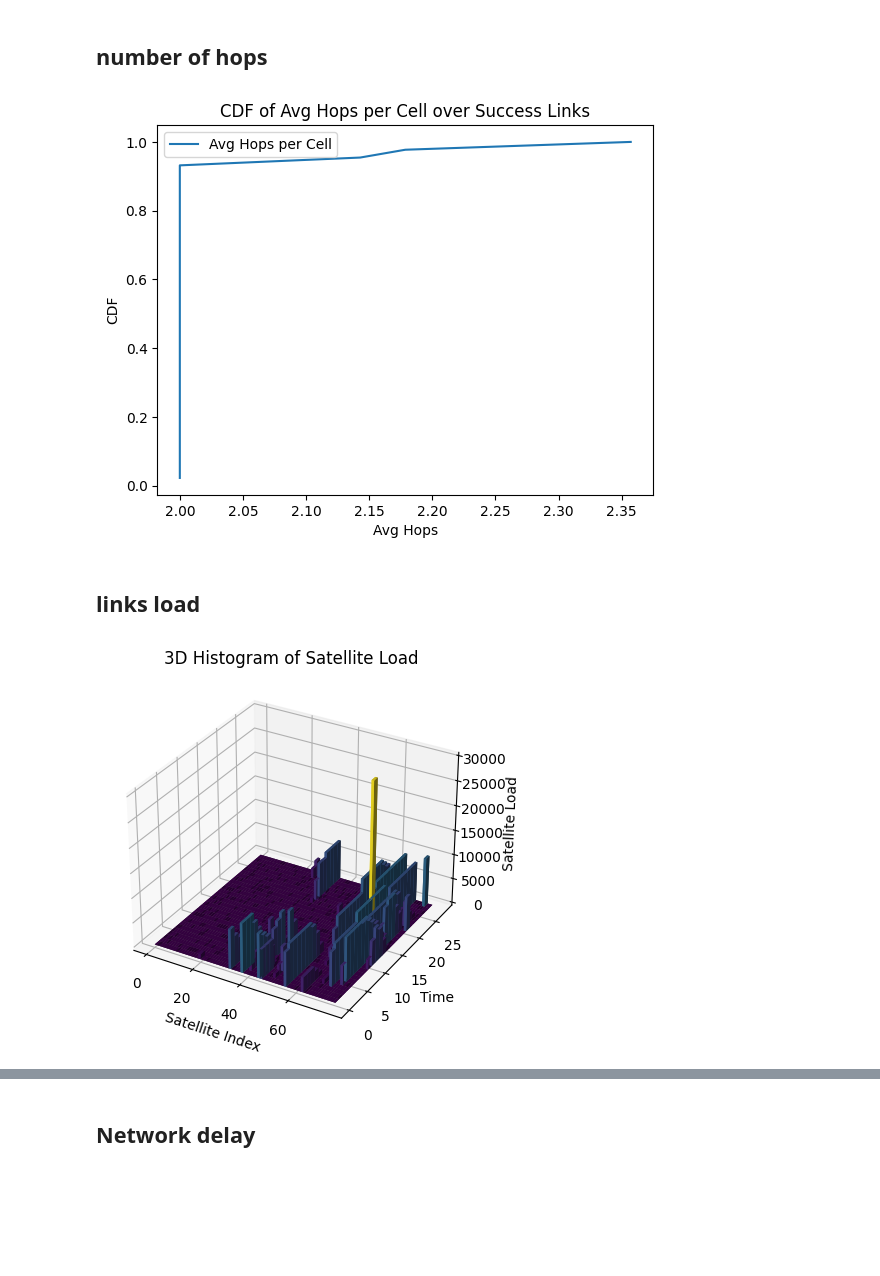
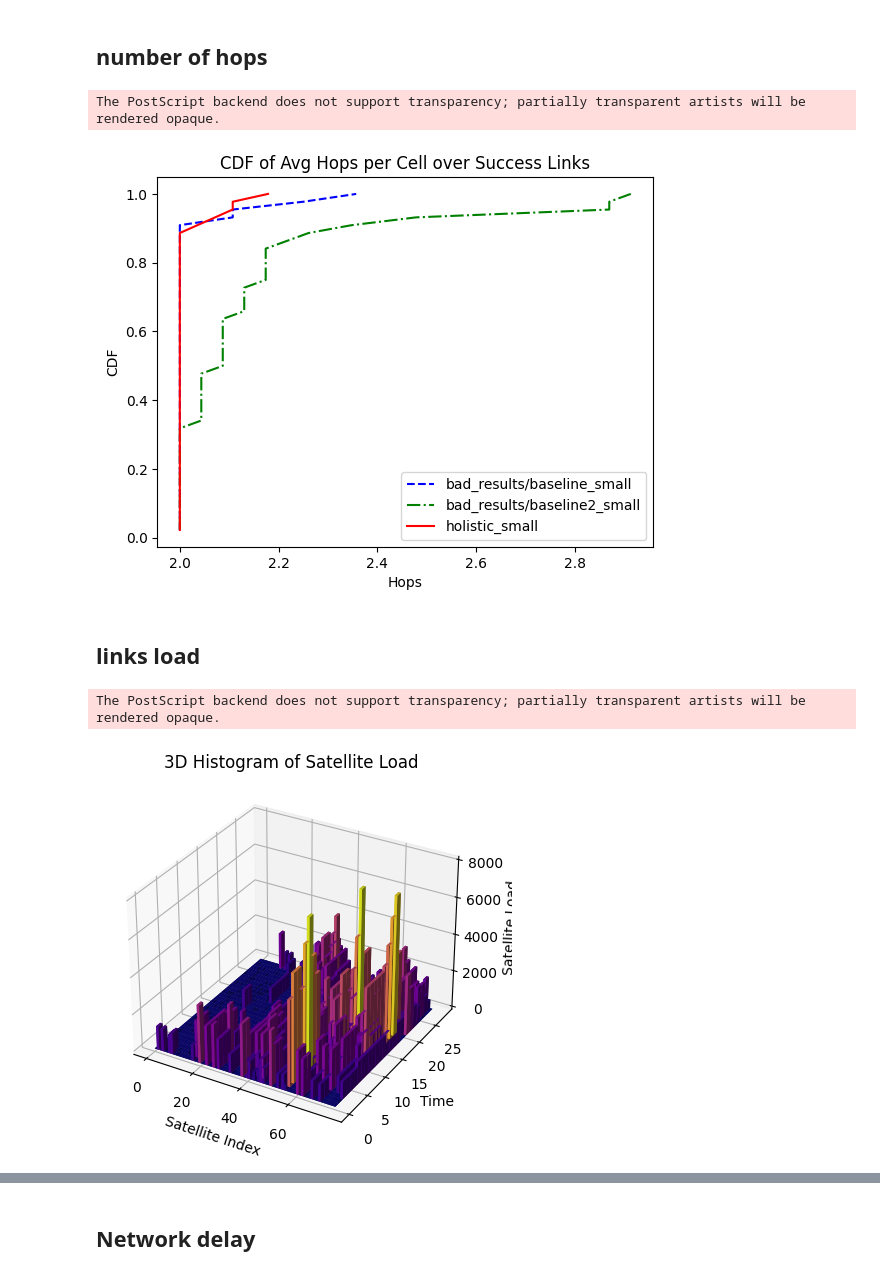
Before and after one commit to yutailin1993/StarryNet, a Jupyter notebook: result_plot.ipynb, the cells around one changed output, grey strips where cells are left out. Saved outputs shown, nothing was run; the diff lists cells and outputs as text; code cells hidden in the pictures; blank space fills up the shorter version.

```diff
--- a/result_plot.ipynb
+++ b/result_plot.ipynb
@@ -201,17 +251,26 @@ for file in traceroute_files:
 # %%
+sorted_avg_hops_algo = []
+cdf_algo = []
+
 # Calculate the CDF
-sorted_avg_hops = np.sort(avg_hops_per_cell/np.array(success_links))
-cdf = np.arange(1, len(sorted_avg_hops) + 1) / len(sorted_avg_hops)
+for idx in range(len(hops_algo)):
+    sorted_avg_hops = np.sort(hops_algo[idx]/np.array(success_links_algo[idx]))
+    cdf = np.arange(1, len(sorted_avg_hops) + 1) / len(sorted_avg_hops)
+    sorted_avg_hops_algo.append(sorted_avg_hops)
+    cdf_algo.append(cdf)
 
 # Plot the CDF
-plt.plot(sorted_avg_hops, cdf, label='Avg Hops per Cell')
-plt.xlabel('Avg Hops')
+styles = ['--b', '-.g', '-r']
+for idx, result_dir in enumerate(results_dir_list):
+    plt.plot(sorted_avg_hops_algo[idx], cdf_algo[idx], styles[idx], label=result_dir)
+plt.xlabel('Hops')
 plt.ylabel('CDF')
 plt.legend()
 plt.title('CDF of Avg Hops per Cell over Success Links')
-plt.show()
+plt.savefig('../results/figures/avg_hops_cdf.eps', format='eps')
 # %% [output]
+The PostScript backend does not support transparency; partially transparent artists will be rendered opaque.
-[figure, old version]
+[figure, new version]
 # %% [markdown]
 ## links load
 # %%
@@ -275,7 +335,7 @@ X, Y = np.meshgrid(x, y)
 Z = sat_loads.flatten()
 
 # Define colors based on Z values
-colors = cm.viridis(Z / np.max(Z))
+colors = cm.plasma(Z / np.max(Z))
 
 ax.bar3d(X.ravel(), Y.ravel(), np.zeros_like(Z), 1, 1, Z, color=colors)
 
@@ -286,9 +346,10 @@ ax.set_zlabel('Satellite Load')
 ax.set_title('3D Histogram of Satellite Load')
 
 # Show the plot
-plt.show()
+plt.savefig('../results/figures/sat_load_holistic.eps', format='eps')
 # %% [output]
+The PostScript backend does not support transparency; partially transparent artists will be rendered opaque.
-[figure, old version]
+[figure, new version]
 # %%
 import matplotlib.pyplot as plt
 
```
Also changed, not shown: parts of 22 cells of this notebook, 8 other files.
